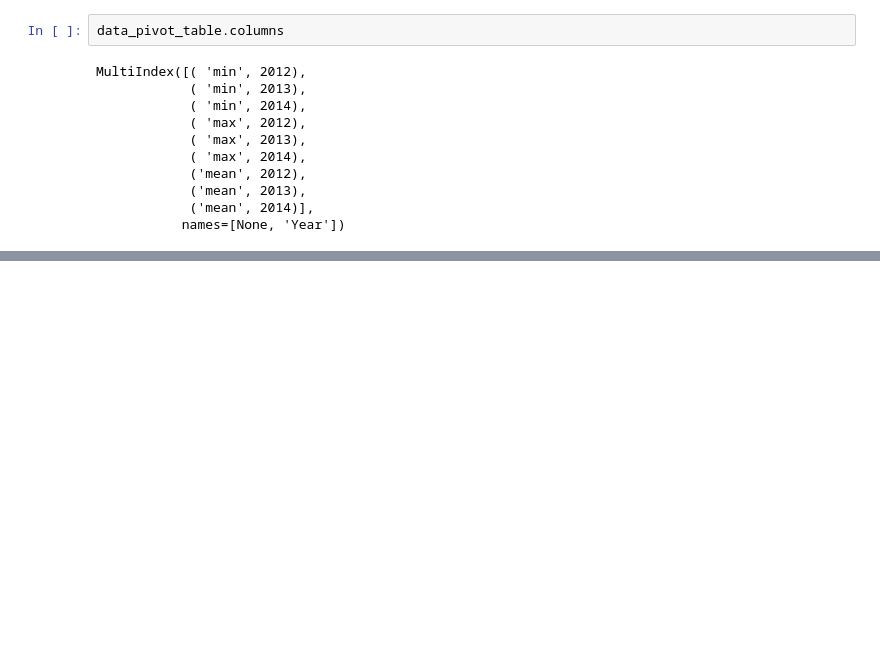
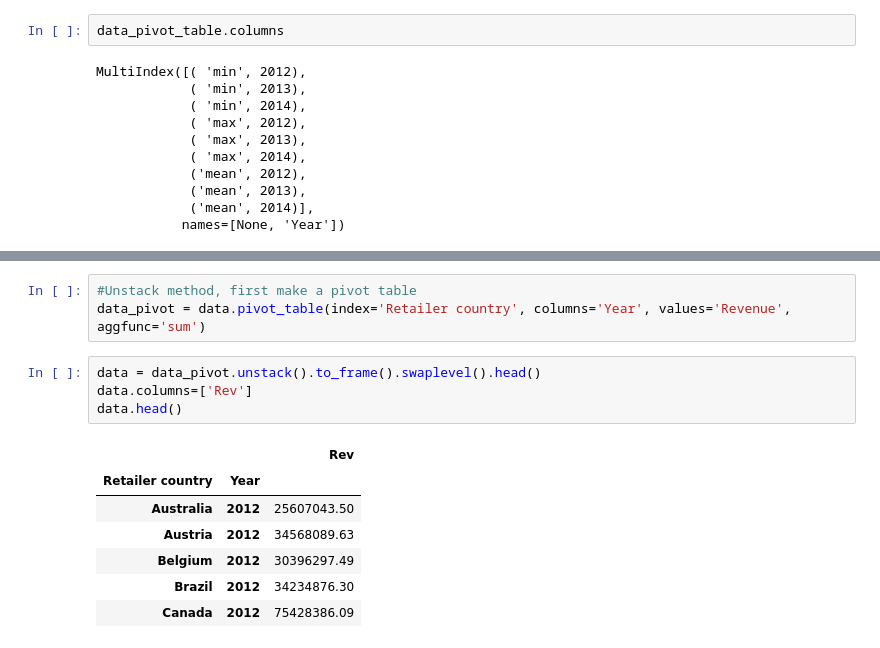
Before and after one commit to Szafranerio/Data_InDepth, a Jupyter notebook: Pandas/Pandas_MultiIndex.ipynb, the cells around one changed output, grey strips where cells are left out. Cells and saved outputs as stored; diff of their text form; blank space fills up the shorter version.

```diff
--- a/Pandas/Pandas_MultiIndex.ipynb
+++ b/Pandas/Pandas_MultiIndex.ipynb
@@ -594,0 +632,15 @@ data_pivot_table.swaplevel(axis=1)
+# %%
+#Unstack method, first make a pivot table
+data_pivot = data.pivot_table(index='Retailer country', columns='Year', values='Revenue', aggfunc='sum')
+# %%
+data = data_pivot.unstack().to_frame().swaplevel().head()
+data.columns=['Rev']
+data.head()
+# %% [output]
+|  |  | Rev |
+| Retailer country | Year |  |
+| Australia | 2012 | 25607043.50 |
+| Austria | 2012 | 34568089.63 |
+| Belgium | 2012 | 30396297.49 |
+| Brazil | 2012 | 34234876.30 |
+| Canada | 2012 | 75428386.09 |
```
Also changed, not shown: parts of 4 cells of this notebook.
